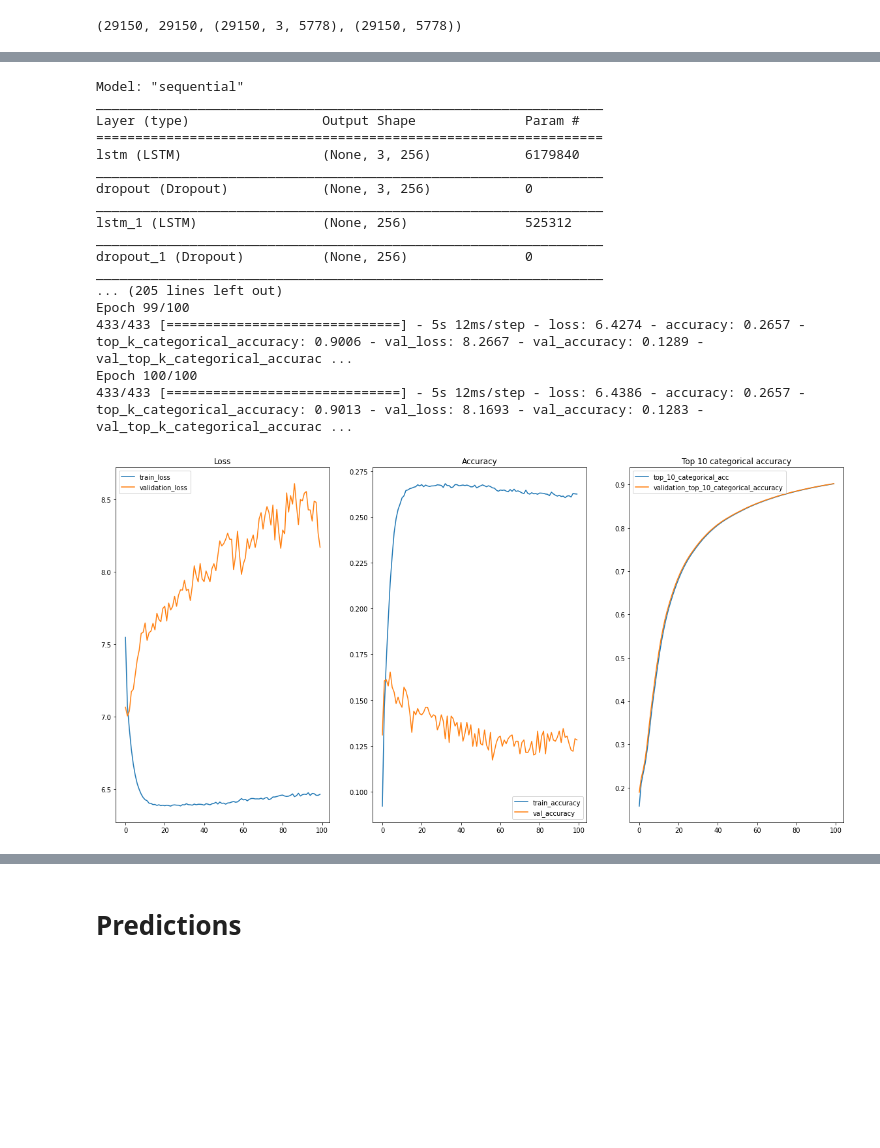
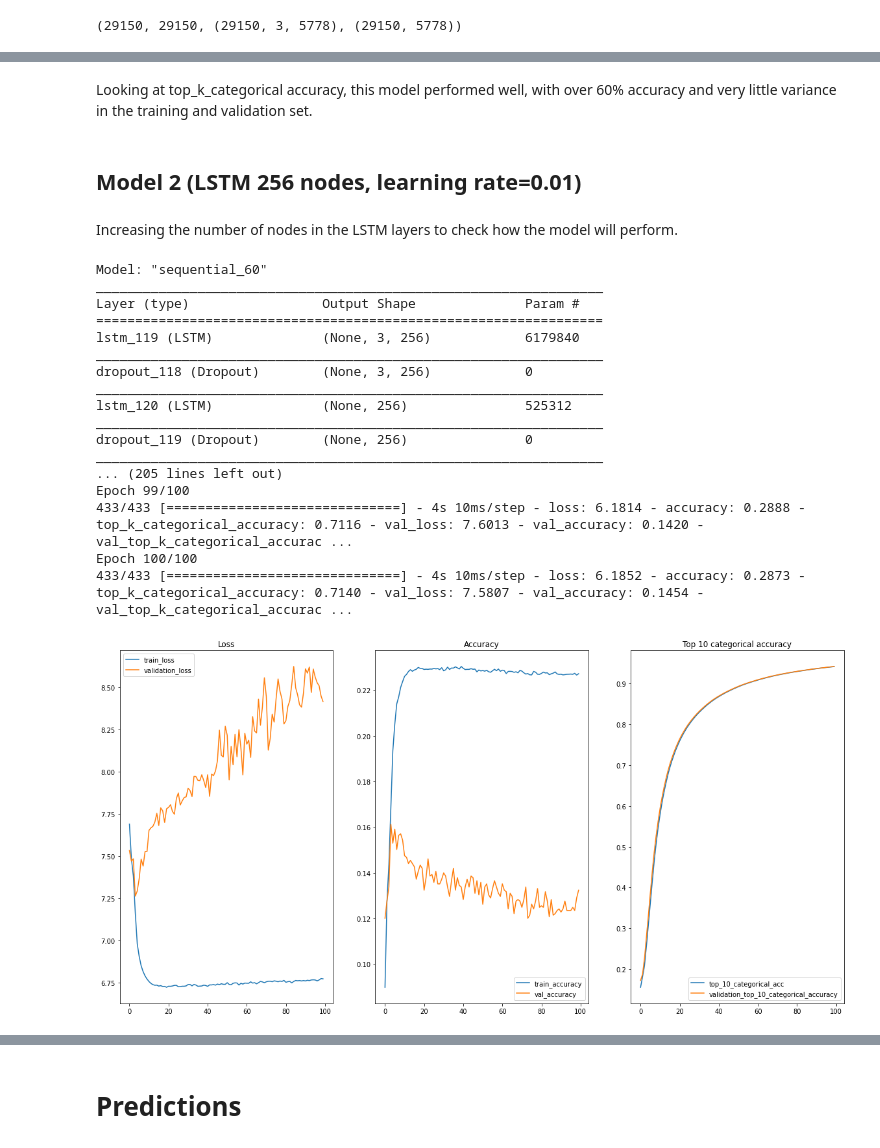
Before and after one commit to VaneezaAhmad/Text-Prediction, a Jupyter notebook: Urdu_predictive_text.ipynb, the cells around one changed output, grey strips where cells are left out. Drawn from its saved outputs; the diff is of its cells as text; code cells hidden in the pictures; blank space fills up the shorter version.

```diff
--- a/Urdu_predictive_text.ipynb
+++ b/Urdu_predictive_text.ipynb
@@ -275,5 +329,5 @@ Non-trainable params: 0
 _________________________________________________________________
 None
 # %%
-results=model.fit(X,y, epochs=100, batch_size=64, validation_split=0.05).history
+results1=model1.fit(X,y, epochs=100, batch_size=64, validation_split=0.05).history
 # %% [output]
@@ -308,36 +388,42 @@ def graph(results):
+# %% [markdown]
+Looking at top_k_categorical accuracy, this model performed well, with over 60% accuracy and very little variance in the training and validation set.
+# %% [markdown]
+## Model 2 (LSTM 256 nodes, learning rate=0.01)
+# %% [markdown]
+Increasing the number of nodes in the LSTM layers to check how the model will perform.
 # %%
-model = Sequential()
-model.add(LSTM(256, input_shape=(X.shape[1], X.shape[2]), return_sequences=True))
-model.add(Dropout(0.2))
-model.add(LSTM(256))
-model.add(Dropout(0.3))
-model.add(Dense(y.shape[1], activation='relu'))
-model.add(Activation("softmax"))
-print(model.summary())
+model2 = Sequential()
+model2.add(LSTM(256, input_shape=(X.shape[1], X.shape[2]), return_sequences=True))
+model2.add(Dropout(0.2))
+model2.add(LSTM(256))
+model2.add(Dropout(0.3))
+model2.add(Dense(y.shape[1], activation='relu'))
+model2.add(Activation("softmax"))
+print(model2.summary())
 
-optimizer = RMSprop(learning_rate=0.01)
+optimizer = RMSprop(learning_rate=0.001)
 
-model.compile(optimizer=optimizer, loss="categorical_crossentropy", metrics=["accuracy", tf.keras.metrics.TopKCategoricalAccuracy(k=5)])
+model2.compile(optimizer=optimizer, loss="categorical_crossentropy", metrics=["accuracy", tf.keras.metrics.TopKCategoricalAccuracy(k=5)])
 
 early_stop = EarlyStopping(monitor='val_loss', min_delta=1e-1,
                            verbose=1,
                            mode='min', patience=5)
-results=model.fit(X,y, epochs=100, batch_size=64, validation_split=0.05).history
+results2=model2.fit(X,y, epochs=100, batch_size=64, validation_split=0.05).history
 # %% [output]
-Model: "sequential"
+Model: "sequential_60"
 _________________________________________________________________
 Layer (type)                 Output Shape              Param #
 =================================================================
-lstm (LSTM)                  (None, 3, 256)            6179840
+lstm_119 (LSTM)              (None, 3, 256)            6179840
 _________________________________________________________________
-dropout (Dropout)            (None, 3, 256)            0
+dropout_118 (Dropout)        (None, 3, 256)            0
 _________________________________________________________________
-lstm_1 (LSTM)                (None, 256)               525312
+lstm_120 (LSTM)              (None, 256)               525312
 _________________________________________________________________
-dropout_1 (Dropout)          (None, 256)               0
+dropout_119 (Dropout)        (None, 256)               0
 _________________________________________________________________
 ... (205 lines left out)
 Epoch 99/100
-433/433 [==============================] - 5s 12ms/step - loss: 6.4274 - accuracy: 0.2657 - top_k_categorical_accuracy: 0.9006 - val_loss: 8.2667 - val_accuracy: 0.1289 - val_top_k_categorical_accurac ...
+433/433 [==============================] - 4s 10ms/step - loss: 6.1814 - accuracy: 0.2888 - top_k_categorical_accuracy: 0.7116 - val_loss: 7.6013 - val_accuracy: 0.1420 - val_top_k_categorical_accurac ...
 Epoch 100/100
-433/433 [==============================] - 5s 12ms/step - loss: 6.4386 - accuracy: 0.2657 - top_k_categorical_accuracy: 0.9013 - val_loss: 8.1693 - val_accuracy: 0.1283 - val_top_k_categorical_accurac ...
+433/433 [==============================] - 4s 10ms/step - loss: 6.1852 - accuracy: 0.2873 - top_k_categorical_accuracy: 0.7140 - val_loss: 7.5807 - val_accuracy: 0.1454 - val_top_k_categorical_accurac ...
@@ -344,4 +433,4 @@ Epoch 100/100
 # %%
-graph(results)
+graph(results2)
 # %% [output]
-[figure, old version]
+[figure, new version]
```
Also changed, not shown: parts of 75 cells of this notebook.
